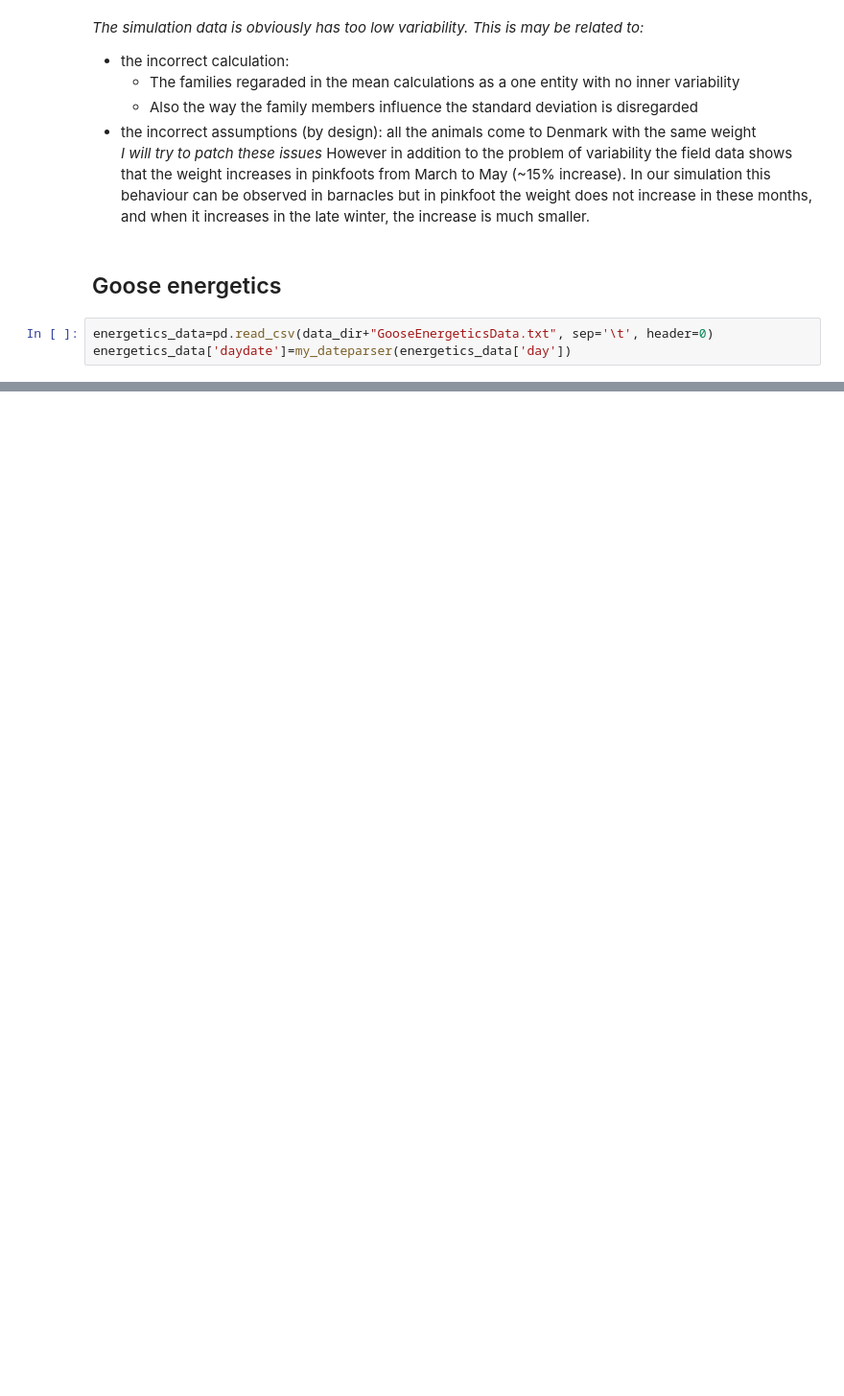
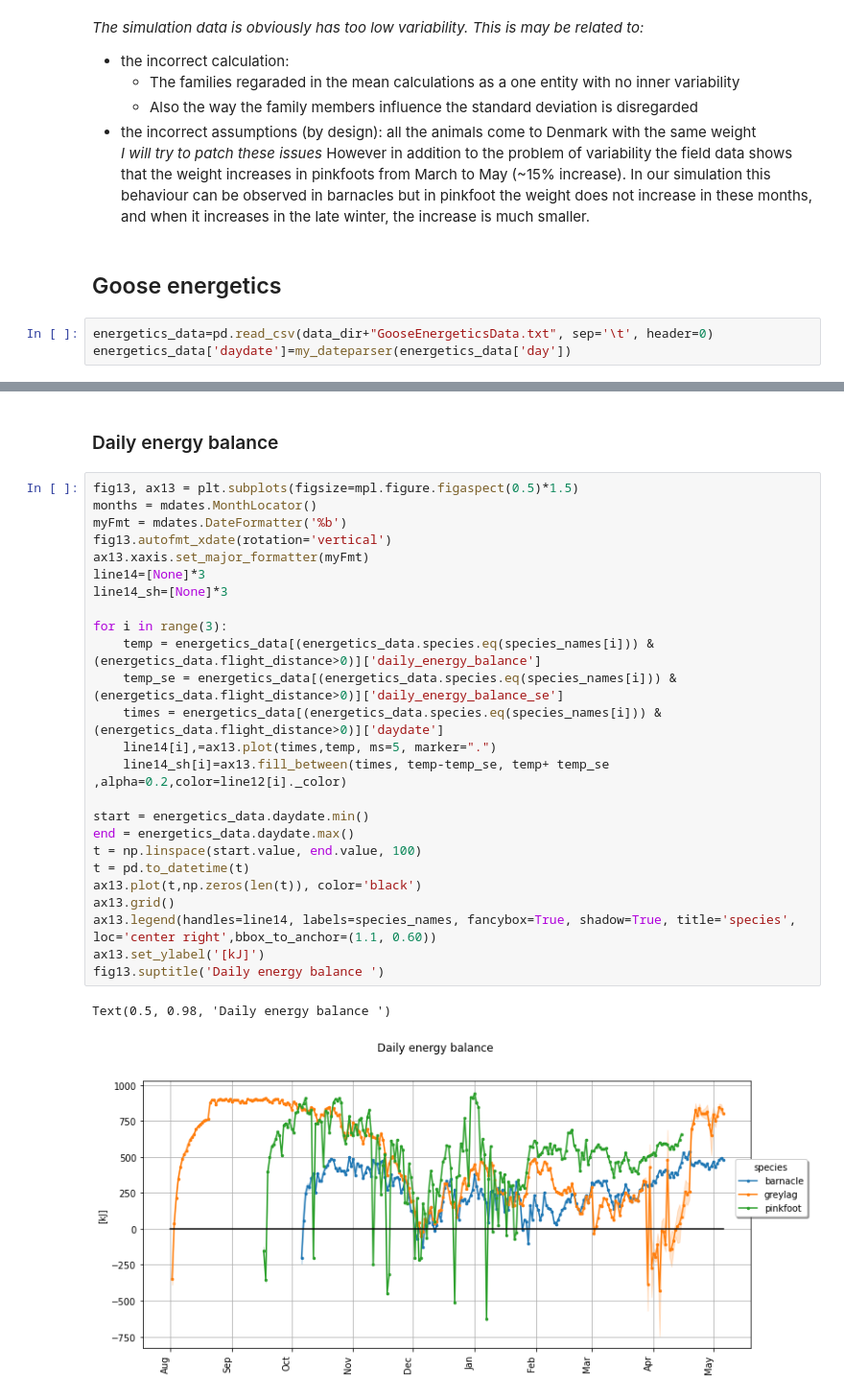
Before and after one commit to andrey-chu/almass_python_testing_mirror, a Jupyter notebook: Test_page_2.ipynb, the cells around one changed output, grey strips where cells are left out. Shown at 96% size. Drawn from its saved outputs; the diff is of its cells as text; blank space fills up the shorter version.

```diff
--- a/Test_page_2.ipynb
+++ b/Test_page_2.ipynb
@@ -139,0 +177,30 @@ Text(0.5, 0.98, 'Daily flight distance')
+# %% [markdown]
+### Daily energy balance
+# %%
+fig13, ax13 = plt.subplots(figsize=mpl.figure.figaspect(0.5)*1.5)
+months = mdates.MonthLocator()
+myFmt = mdates.DateFormatter('%b')
+fig13.autofmt_xdate(rotation='vertical')
+ax13.xaxis.set_major_formatter(myFmt)
+line14=[None]*3
+line14_sh=[None]*3
+
+for i in range(3):
+    temp = energetics_data[(energetics_data.species.eq(species_names[i])) & (energetics_data.flight_distance>0)]['daily_energy_balance']
+    temp_se = energetics_data[(energetics_data.species.eq(species_names[i])) & (energetics_data.flight_distance>0)]['daily_energy_balance_se']
+    times = energetics_data[(energetics_data.species.eq(species_names[i])) & (energetics_data.flight_distance>0)]['daydate']
+    line14[i],=ax13.plot(times,temp, ms=5, marker=".")
+    line14_sh[i]=ax13.fill_between(times, temp-temp_se, temp+ temp_se ,alpha=0.2,color=line12[i]._color)
+
+start = energetics_data.daydate.min()
+end = energetics_data.daydate.max()
+t = np.linspace(start.value, end.value, 100)
+t = pd.to_datetime(t)
+ax13.plot(t,np.zeros(len(t)), color='black')
+ax13.grid()
+ax13.legend(handles=line14, labels=species_names, fancybox=True, shadow=True, title='species', loc='center right',bbox_to_anchor=(1.1, 0.60))
+ax13.set_ylabel('[kJ]')
+fig13.suptitle('Daily energy balance ')
+# %% [output]
+Text(0.5, 0.98, 'Daily energy balance ')
+[figure, added]
```
Also changed, not shown: parts of 11 cells of this notebook, 3 other files.
